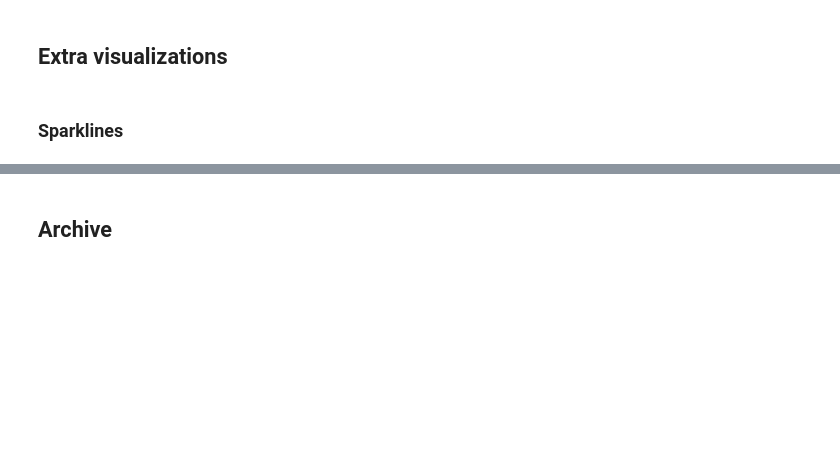
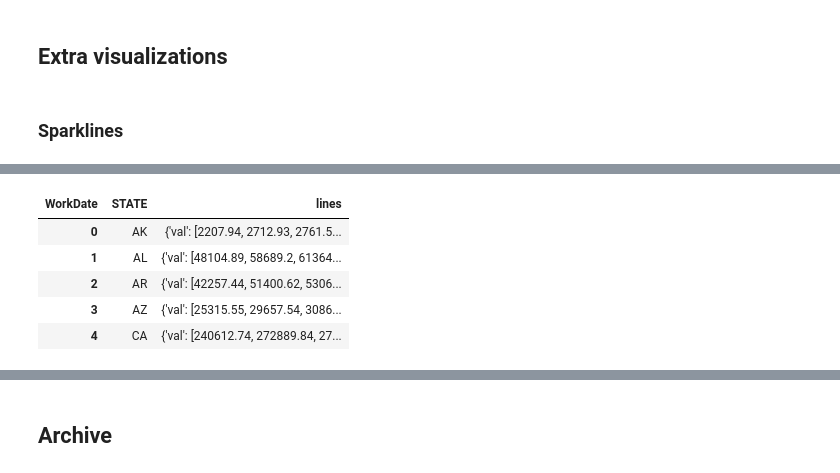
Before and after one commit to bainmatt/clipboard-report, a Jupyter notebook: notebooks/report.ipynb, the cells around one changed output, grey strips where cells are left out. Saved outputs shown, nothing was run; the diff lists cells and outputs as text; code cells hidden in the pictures; blank space fills up the shorter version.

```diff
--- a/notebooks/report.ipynb
+++ b/notebooks/report.ipynb
@@ -263,0 +231,50 @@ data_pivoted.head()
+# %%
+#| include: false
+#| code-summary: group by state, pivot on date and sum hours
+# Pivot
+
+# Define relevant columns for hours worked
+hours_columns = [
+    'Hrs_RNDON', 'Hrs_RNadmin', 'Hrs_LPNadmin',
+    'Hrs_CNA', 'Hrs_NAtrn', 'Hrs_MedAide'
+]
+df = data.copy()
+
+# Group by state to get total hours per city on each date
+df['Total_Hours'] = df[hours_columns].sum(axis=1)
+
+# Create a list of total hours per city over the work dates
+city_hours = (
+    df.groupby(['STATE', 'WorkDate'])['Total_Hours']
+    .sum()
+    .reset_index()
+)
+
+# Pivot the DataFrame to create lists of total hours for each city
+pivoted_city_hours = city_hours.pivot_table(
+    index=['STATE'],
+    columns='WorkDate',
+    values='Total_Hours',
+    aggfunc='sum',
+    fill_value=0
+)
+
+# Create a new column with lists of total hours over the 91 days
+pivoted_city_hours['lines'] = pivoted_city_hours.apply(
+    lambda row: {'val': row.tolist()}, axis=1
+)
+
+# Prepare the DataFrame for gt
+gt_df = pivoted_city_hours.reset_index()[['STATE', 'lines']]
+
+# Create a line plot for total hours trajectory by state
+# gt_df['bars'] = gt_df['lines']
+
+gt_df.head()
+# %% [output]
+| WorkDate | STATE | lines |
+| 0 | AK | {'val': [2207.94, 2712.93, 2761.5... |
+| 1 | AL | {'val': [48104.89, 58689.2, 61364... |
+| 2 | AR | {'val': [42257.44, 51400.62, 5306... |
+| 3 | AZ | {'val': [25315.55, 29657.54, 3086... |
+| 4 | CA | {'val': [240612.74, 272889.84, 27... |
```
Also changed, not shown: parts of 12 cells of this notebook, 3 other files.
